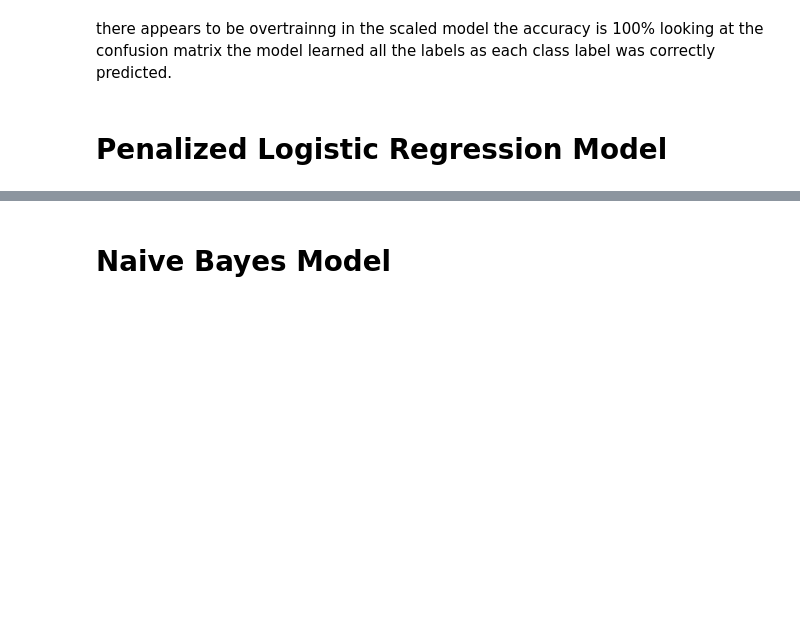
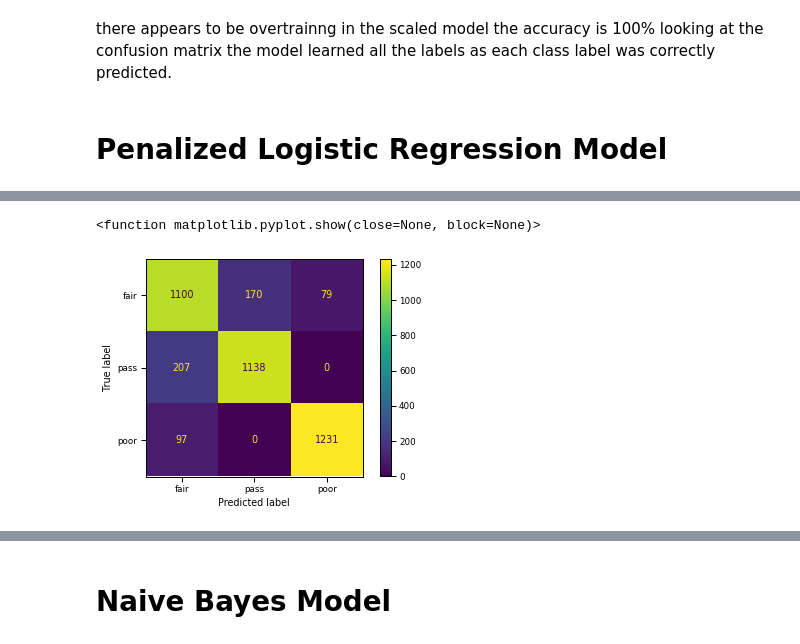
Before and after one commit to Oscar-Gil-Data/ADS-599B, a Jupyter notebook: Code Library Folder/Modeling(LA).ipynb, the cells around one changed output, grey strips where cells are left out. Drawn from its saved outputs; the diff is of its cells as text; code cells hidden in the pictures; blank space fills up the shorter version.

```diff
--- a/Code Library Folder/Modeling(LA).ipynb
+++ b/Code Library Folder/Modeling(LA).ipynb
@@ -298,0 +302,26 @@ weighted avg       0.75      0.76      0.75      4022
+# %%
+# setting the parameter grid
+param_grid = {'solver': ['newton-cg', 'saga'],
+                   'penalty': ['l1', 'l2', 'elasticnet'],
+                  'C': [0.001, 0.01, 0.1, 1, 10, 100, 1000]}
+
+# perform hyperparameter tuning
+print("# Tuning hyper-parameters for accuracy\n")
+tuned_log = GridSearchCV(LogisticRegression(random_state=599),param_grid, cv=5, scoring='accuracy')
+tuned_log.fit(X_train,y_train)
+# view accuracy scores for all the models
+print("Grid scores for all the Logistic Regression Model based on CV:\n")
+means = tuned_log.cv_results_['mean_test_score']
+stds = tuned_log.cv_results_['std_test_score']
+for mean, std, params in zip(means, stds, tuned_log.cv_results_['params']):
+    print("%0.5f (+/-%0.05f) for %r" % (mean, std * 2, params))
+# check out best model performance
+print("\nBest parameters set found on training set:", tuned_log.best_params_)
+print("Best model test accuracy:", tuned_log.best_score_)
+
+log_best = tuned_log.best_estimator_
+tuned_log_y_pred = log_best.predict(X_test)
+
+print('\n\nTuned Model Stats:')
+print('Test Classification Stats:')
+print(classification_report(y_test,tuned_log_y_pred))
@@ -298,0 +346,8 @@ weighted avg       0.75      0.76      0.75      4022
+# %%
+#plot confusion matrix for Penalized logistic regression model
+ltuned=log_best.fit(X_train,y_train)
+plot_confusion_matrix(ltuned,X_test,y_test)
+plt.show
+# %% [output]
+<function matplotlib.pyplot.show(close=None, block=None)>
+[figure, added]
```
Also changed, not shown: parts of 12 cells of this notebook.
